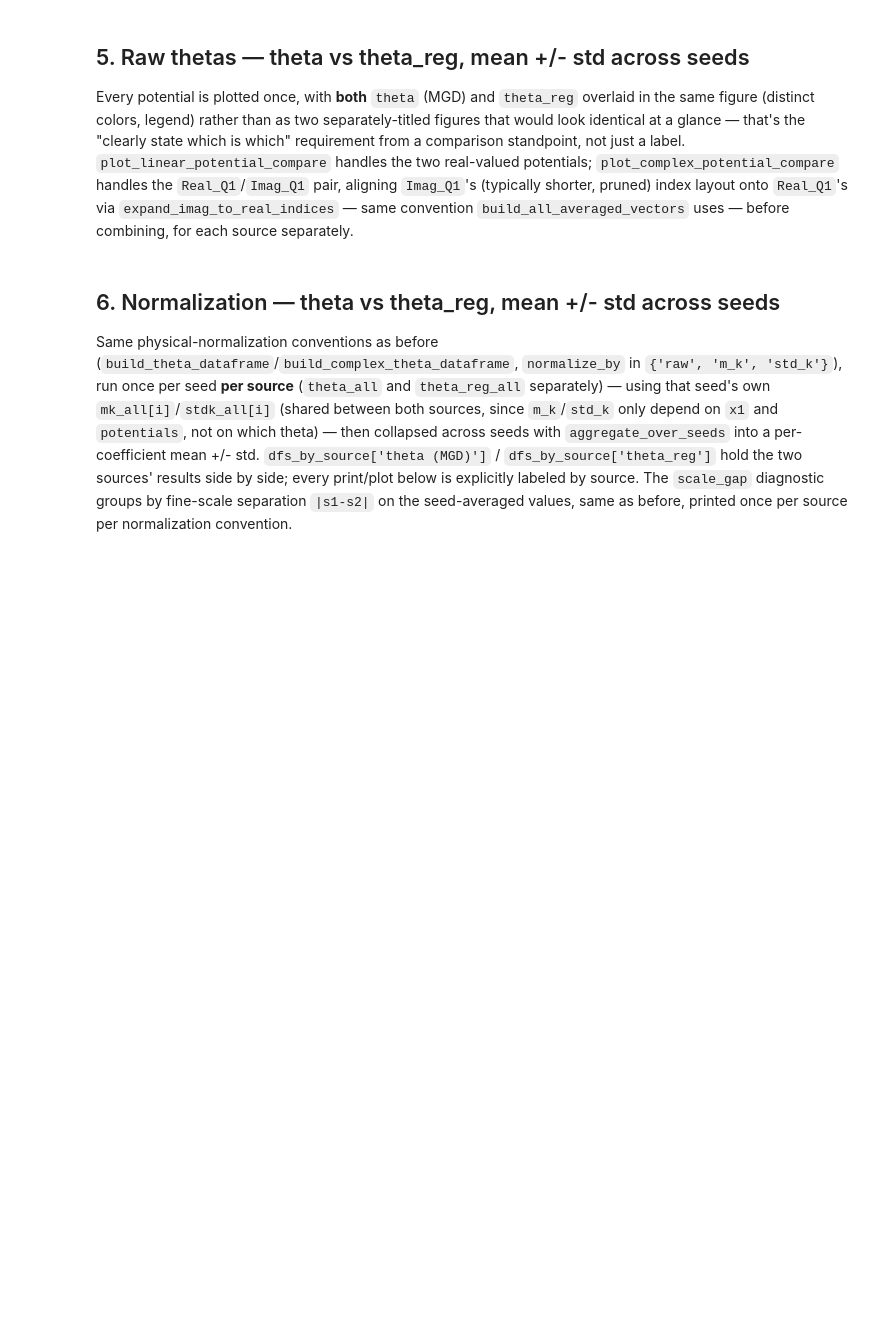
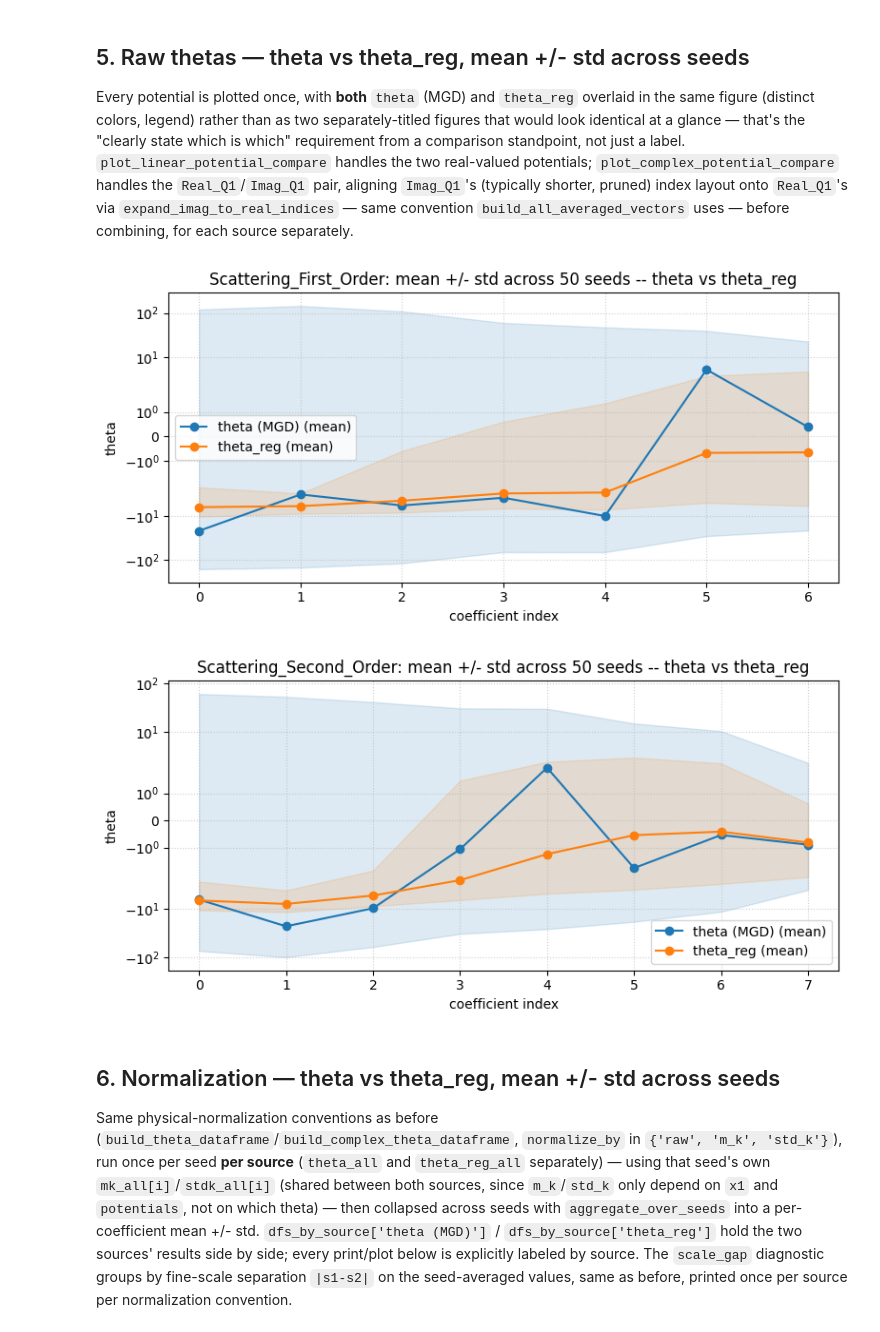
Before and after one commit to zelk-oss/MGD-for-Maximum-Entropy-Generation, a Jupyter notebook: gaussian_experiment/gaussian_theta_scaling.ipynb, the cells around one changed output. Drawn from its saved outputs; the diff is of its cells as text; code cells hidden in the pictures; blank space fills up the shorter version.

```diff
--- a/gaussian_experiment/gaussian_theta_scaling.ipynb
+++ b/gaussian_experiment/gaussian_theta_scaling.ipynb
@@ -106,11 +106,11 @@ n_subsample = 1
 terms=[
     'Scattering_First_Order',
     'Scattering_Second_Order',
-    'Scattering_Fourth_Order_Mod2_Real_Q1',
-    'Scattering_Fourth_Order_Mod2_Imag_Q1',
+    #'Scattering_Fourth_Order_Mod2_Real_Q1',
+    #'Scattering_Fourth_Order_Mod2_Imag_Q1',
 ]
 
-SEED_RANGE = range(300, 351)   # seeds 300..350 inclusive -- the 51-run sweep on disk
+SEED_RANGE = range(300, 350)   # seeds 300..350 inclusive -- the 51-run sweep on disk
 
 args = SimpleNamespace(
     J=J, Q=Q, hurst=hurst, intermittency=intermittency,
@@ -358,34 +386,37 @@ def plot_complex_potential_compare(sources, potentials, real_key, imag_key,
         theta_im_all = theta_np[:, start_im:start_im + dim_im]
         pot_re, pot_im = potentials[real_key], potentials[imag_key]
         if hasattr(pot_re, 'indices') and hasattr(pot_im, 'indices'):
             theta_im_expanded = expand_imag_to_real_indices(
                 pot_im, pot_re, theta_im_all, index_convention=index_convention,
             )
         else:
             assert theta_re_all.shape == theta_im_all.shape, (
                 f"'{real_key}'/'{imag_key}' shape mismatch and no .indices to align on."
             )
             theta_im_expanded = theta_im_all
         theta_complex_all = theta_re_all + 1j * theta_im_expanded
         mag = np.abs(theta_complex_all)
         mean, std = mag.mean(axis=0), mag.std(axis=0)
         x = np.arange(dim_re)
         plt.plot(x, mean, marker='o', color=color, label=f'{name} (mean |theta|)')
         plt.fill_between(x, np.clip(mean - std, 0, None), mean + std, alpha=0.15, color=color)
     if yscale != 'linear':
         plt.yscale(yscale)
     plt.title(f'{combined_name}: |theta| mean +/- std across {theta_all.shape[0]} seeds -- theta vs theta_reg')
     plt.xlabel('coefficient index')
     plt.ylabel('|theta|')
     plt.legend()
     plt.grid(True, linestyle=':', alpha=0.6)
     plt.tight_layout()
     plt.show()
 
 
 plot_linear_potential_compare(SOURCES, potentials, 'Scattering_First_Order')
 plot_linear_potential_compare(SOURCES, potentials, 'Scattering_Second_Order')
-plot_complex_potential_compare(SOURCES, potentials, REAL_KEY, IMAG_KEY, combined_name=COMPLEX_NAME)
+#plot_complex_potential_compare(SOURCES, potentials, REAL_KEY, IMAG_KEY, combined_name=COMPLEX_NAME)
+# %% [output]
+[figure, added]
+[figure, added]
 # %% [markdown]
 ## 6. Normalization — theta vs theta_reg, mean +/- std across seeds
 
```
Also changed, not shown: parts of 7 cells of this notebook, 5 other files.
